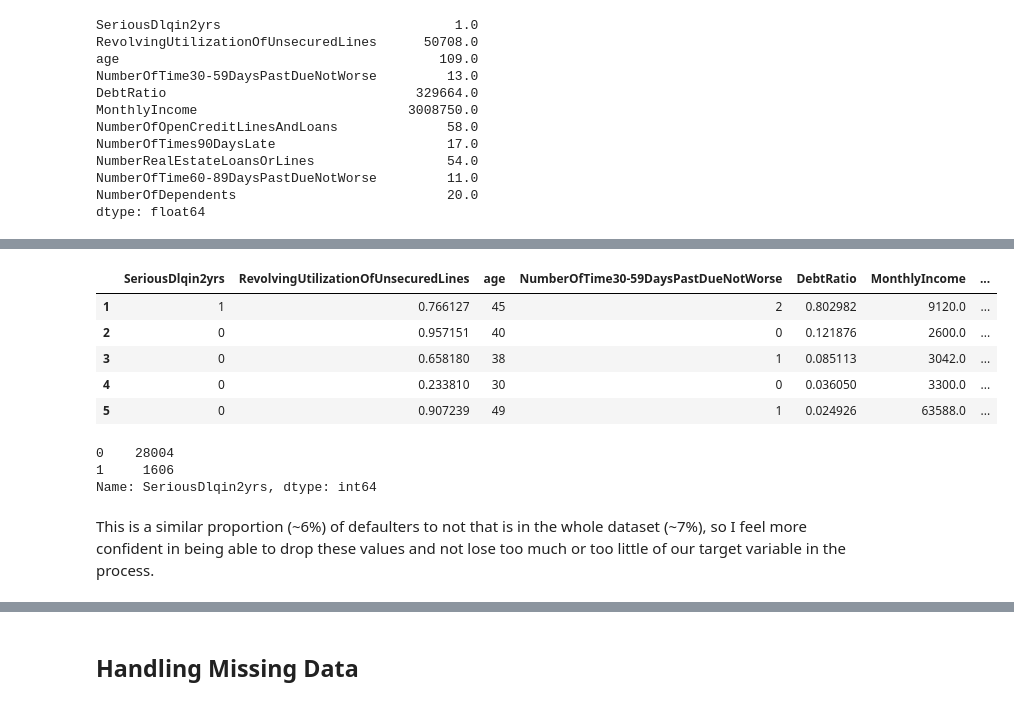
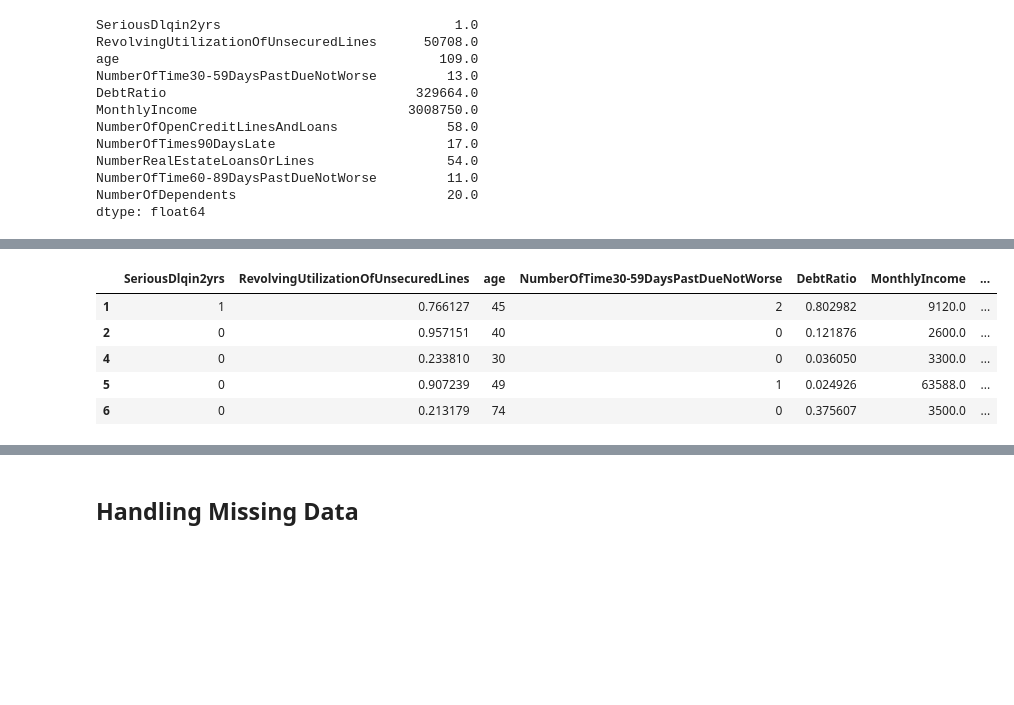
Before and after one commit to thealongsider/Data-Analytics-Projects, a Jupyter notebook: Paidy/Paidy Dataset Exercise.ipynb, the cells around one changed output, grey strips where cells are left out. Cells and saved outputs as stored; diff of their text form; code cells hidden in the pictures; blank space fills up the shorter version.

```diff
--- a/Paidy/Paidy Dataset Exercise.ipynb
+++ b/Paidy/Paidy Dataset Exercise.ipynb
@@ -252,0 +159,2 @@ cred[cred['NumberOfTimes90DaysLate']>90].head(20)
+# %%
+cred_e1= cred[cred['RevolvingUtilizationOfUnsecuredLines']<=1.00]
@@ -252,0 +227,2 @@ cred[cred['NumberOfTimes90DaysLate']>90].head(20)
+# %%
+cred_e2= cred_e1[cred_e1['DebtRatio']<=100]
@@ -274,0 +327,2 @@ cred_e= cred[cred['NumberOfTimes90DaysLate']<90]
+# %%
+cred_e3= cred_e2[cred_e2['NumberOfTimes90DaysLate']<=9]
@@ -274,0 +370,2 @@ cred_e= cred[cred['NumberOfTimes90DaysLate']<90]
+# %%
+cred_e4= cred_e3[~((cred_e3['NumberOfTimes90DaysLate']>0) & (cred_e3['SeriousDlqin2yrs']==0))]
@@ -275,17 +374,9 @@ cred_e= cred[cred['NumberOfTimes90DaysLate']<90]
 # %%
-cred_e.head()
+cred_e4.head()
 # %% [output]
 |  | SeriousDlqin2yrs | RevolvingUtilizationOfUnsecuredLines | age | NumberOfTime30-59DaysPastDueNotWorse | DebtRatio | MonthlyIncome | ... |
 | 1 | 1 | 0.766127 | 45 | 2 | 0.802982 | 9120.0 | ... |
 | 2 | 0 | 0.957151 | 40 | 0 | 0.121876 | 2600.0 | ... |
-| 3 | 0 | 0.658180 | 38 | 1 | 0.085113 | 3042.0 | ... |
 | 4 | 0 | 0.233810 | 30 | 0 | 0.036050 | 3300.0 | ... |
 | 5 | 0 | 0.907239 | 49 | 1 | 0.024926 | 63588.0 | ... |
+| 6 | 0 | 0.213179 | 74 | 0 | 0.375607 | 3500.0 | ... |
-# %%
-cred_e[cred_e['MonthlyIncome'].isnull()]['SeriousDlqin2yrs'].value_counts()
-# %% [output]
-0    28004
-1     1606
-Name: SeriousDlqin2yrs, dtype: int64
-# %% [markdown]
-This is a similar proportion (\~6%) of defaulters to not that is in the whole dataset (\~7%), so I feel more confident in being able to drop these values and not lose too much or too little of our target variable in the process.
```
Also changed, not shown: parts of 63 cells of this notebook.
